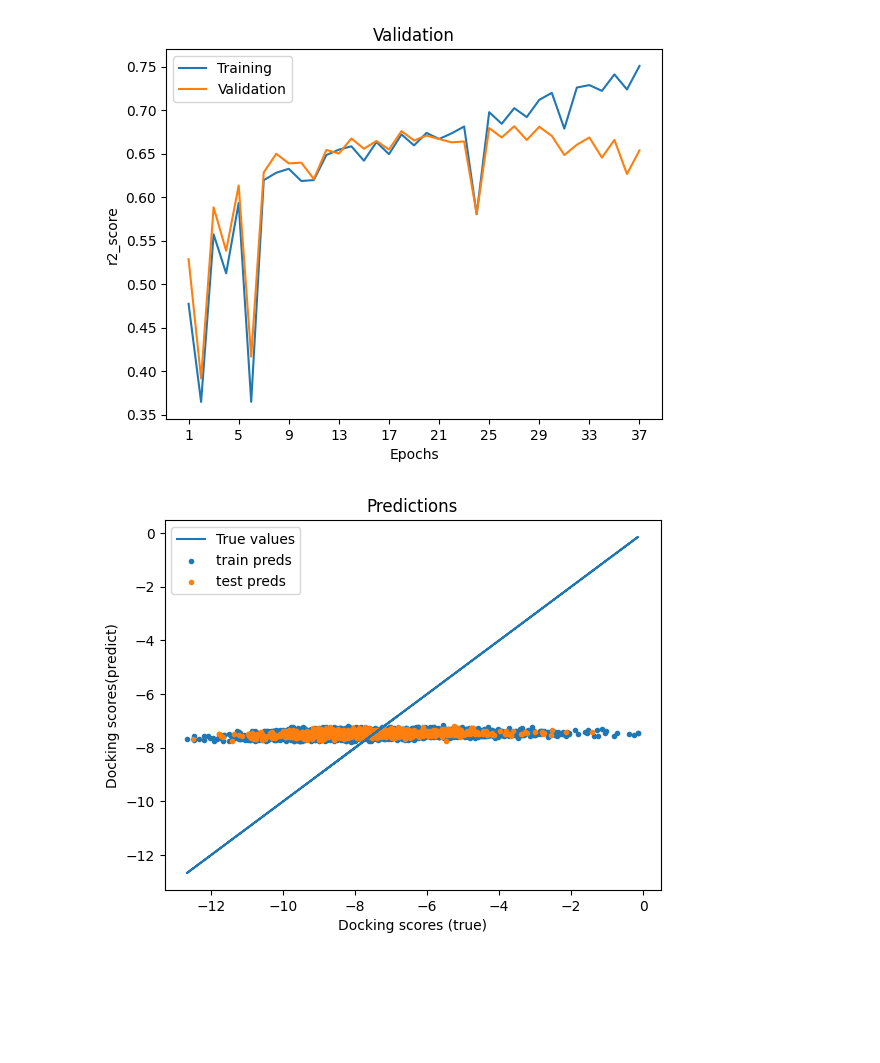
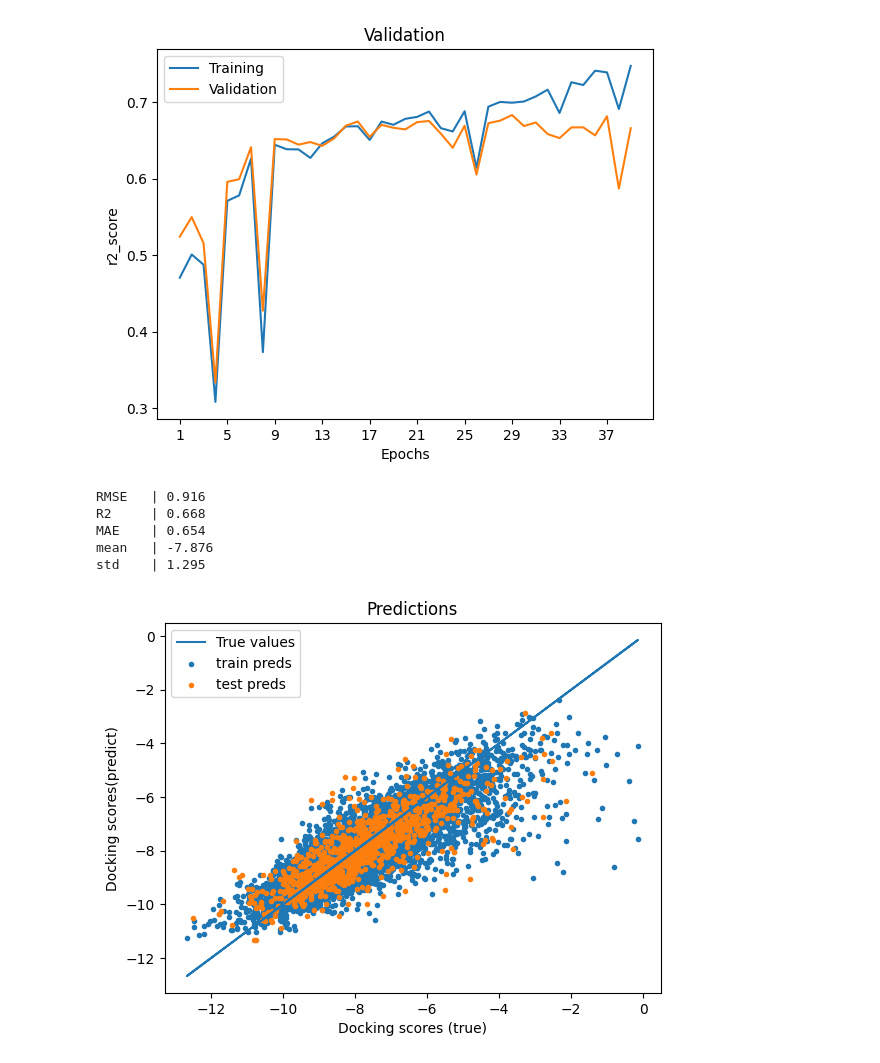
Before and after one commit to MolinDiscovery/MDRinhib-test, a Jupyter notebook: 005-models-AttentiveFP.ipynb, the cells around one changed output. Drawn from its saved outputs; the diff is of its cells as text; code cells hidden in the pictures; blank space fills up the shorter version.

```diff
--- a/005-models-AttentiveFP.ipynb
+++ b/005-models-AttentiveFP.ipynb
@@ -38,7 +18,7 @@ model = AttentiveFPModel(
     mode='regression',
 )
 
-train_model = utils.fit_best_model(
+train_model = utils.fit_best_pt(
     model,
     train_data,
     valid_data,
@@ -114,23 +135,28 @@ model.evaluate(valid_data, [R2], [transformer])
 # %%
 utils.plot_validation(train_model, metric)
 # %% [output]
-[figure, old version]
+[figure, new version]
 # %%
 # Remember when loading an old model one must also load the data.
 # Featurizing the data is not strictly nessecary, but the current utility functions works
 # with DeepChems NumpyDatasets so it is more easy to just redo the dataprocessing as usual.
-data = utils.load_data('ABC_smiles_data.csv', 600, True)
+data = utils.load_data('10K.csv', 10000, True)
 featurizer = dc.feat.MolGraphConvFeaturizer(use_edges=True)
-train_data, valid_data, test_data, transformer = utils.receptor_data(data, 'BCRP', featurizer)
+train_data, valid_data, test_data, transformer = utils.receptor_data(data, 'r_i_docking_score', featurizer)
 
-model02 = AttentiveFPModel(
+reloaded_model = AttentiveFPModel(
     n_tasks=1,
     mode='regression',
 )
 
-model02.restore(model_dir='models/model02.ckpt/')
+reloaded_model.restore(model_dir='models/AttentiveFPModel01.ckpt/')
 # %%
-
-utils.plot_predictions(model02, train_data, test_data, transformer)
+utils.eval(reloaded_model, test_data, [transformer])
+utils.plot_predictions(reloaded_model, train_data, test_data, transformer)
 # %% [output]
+RMSE   | 0.916
+R2     | 0.668
+MAE    | 0.654
+mean   | -7.876
+std    | 1.295
-[figure, old version]
+[figure, new version]
```
Also changed, not shown: parts of 6 cells of this notebook, 7 other files.
